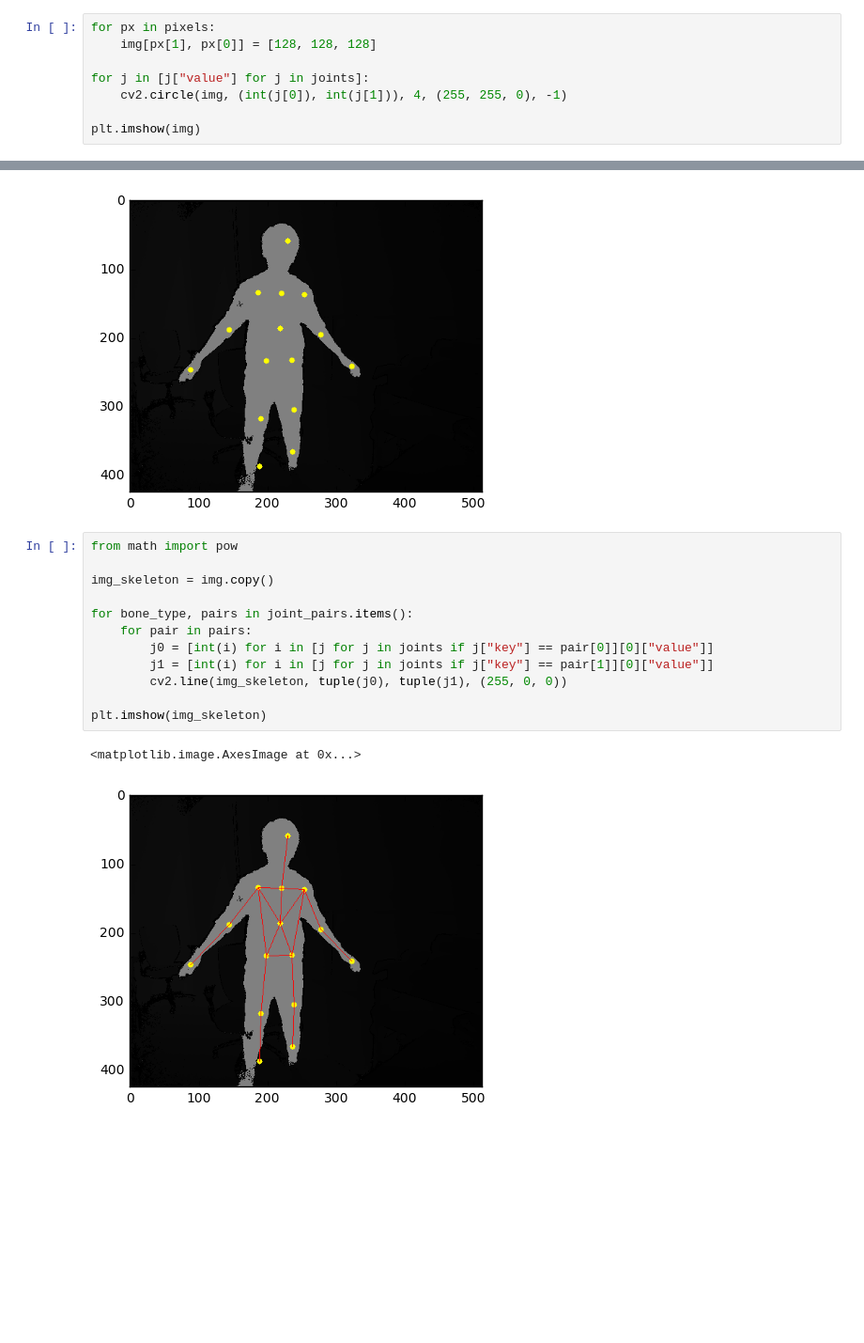
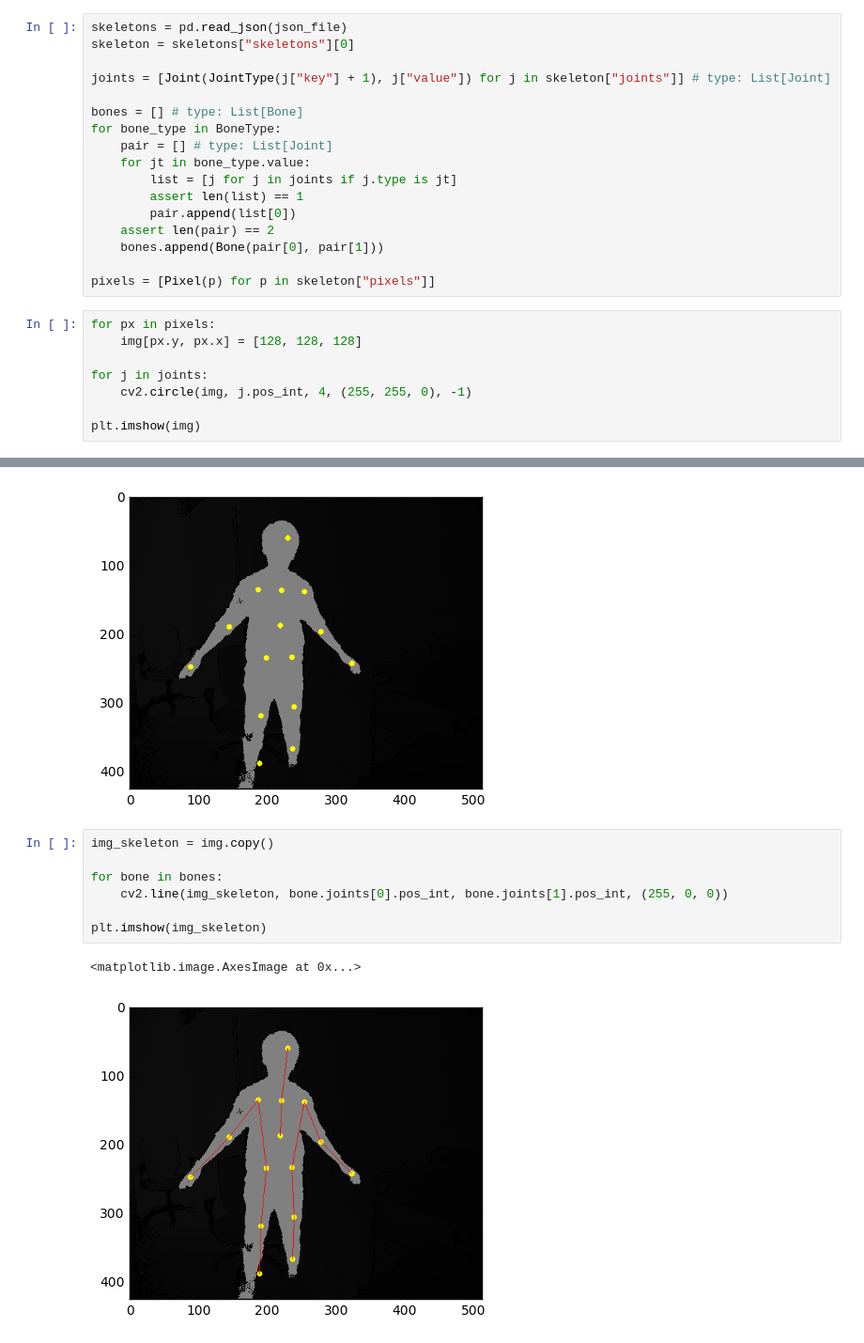
Before and after one commit to izumin5210-sandbox/notebooks, a Jupyter notebook: notebooks/segment-body-parts.ipynb, the cells around one changed output, grey strips where cells are left out. Shown: that part at 94% size. Cells and saved outputs as stored; diff of their text form; blank space fills up the shorter version.

```diff
--- a/notebooks/segment-body-parts.ipynb
+++ b/notebooks/segment-body-parts.ipynb
@@ -94,29 +128,41 @@ pixels = skeleton["pixels"]
+# %%
+skeletons = pd.read_json(json_file)
+skeleton = skeletons["skeletons"][0]
+
+joints = [Joint(JointType(j["key"] + 1), j["value"]) for j in skeleton["joints"]] # type: List[Joint]
+
+bones = [] # type: List[Bone]
+for bone_type in BoneType:
+    pair = [] # type: List[Joint]
+    for jt in bone_type.value:
+        list = [j for j in joints if j.type is jt]
+        assert len(list) == 1
+        pair.append(list[0])
+    assert len(pair) == 2
+    bones.append(Bone(pair[0], pair[1]))
+
+pixels = [Pixel(p) for p in skeleton["pixels"]]
 # %%
 for px in pixels:
-    img[px[1], px[0]] = [128, 128, 128]
+    img[px.y, px.x] = [128, 128, 128]
 
-for j in [j["value"] for j in joints]:
-    cv2.circle(img, (int(j[0]), int(j[1])), 4, (255, 255, 0), -1)
+for j in joints:
+    cv2.circle(img, j.pos_int, 4, (255, 255, 0), -1)
 
 plt.imshow(img)
 # %% [output]
 <matplotlib.image.AxesImage at 0x...>
 [figure]
-# %%
-from math import pow
-
-img_skeleton = img.copy()
-
-for bone_type, pairs in joint_pairs.items():
-    for pair in pairs:
-        j0 = [int(i) for i in [j for j in joints if j["key"] == pair[0]][0]["value"]]
-        j1 = [int(i) for i in [j for j in joints if j["key"] == pair[1]][0]["value"]]
-        cv2.line(img_skeleton, tuple(j0), tuple(j1), (255, 0, 0))
-
-plt.imshow(img_skeleton)
-# %% [output]
-<matplotlib.image.AxesImage at 0x...>
-[figure, removed]
+# %%
+img_skeleton = img.copy()
+
+for bone in bones:
+    cv2.line(img_skeleton, bone.joints[0].pos_int, bone.joints[1].pos_int, (255, 0, 0))
+
+plt.imshow(img_skeleton)
+# %% [output]
+<matplotlib.image.AxesImage at 0x...>
+[figure, added]
 # %%
 img_segmented = img_skeleton.copy()
 
```
Also changed, not shown: parts of 8 cells of this notebook.
